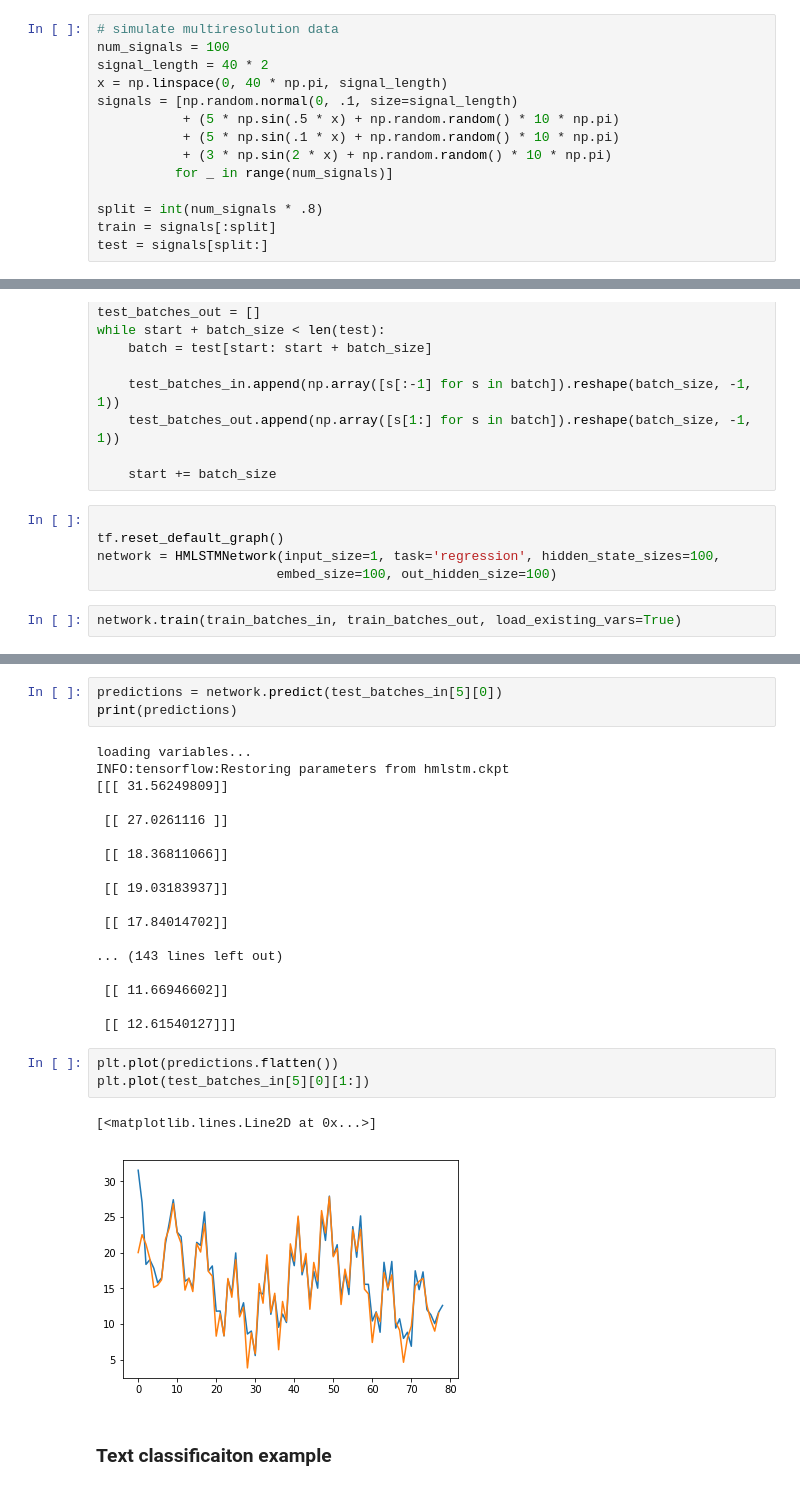
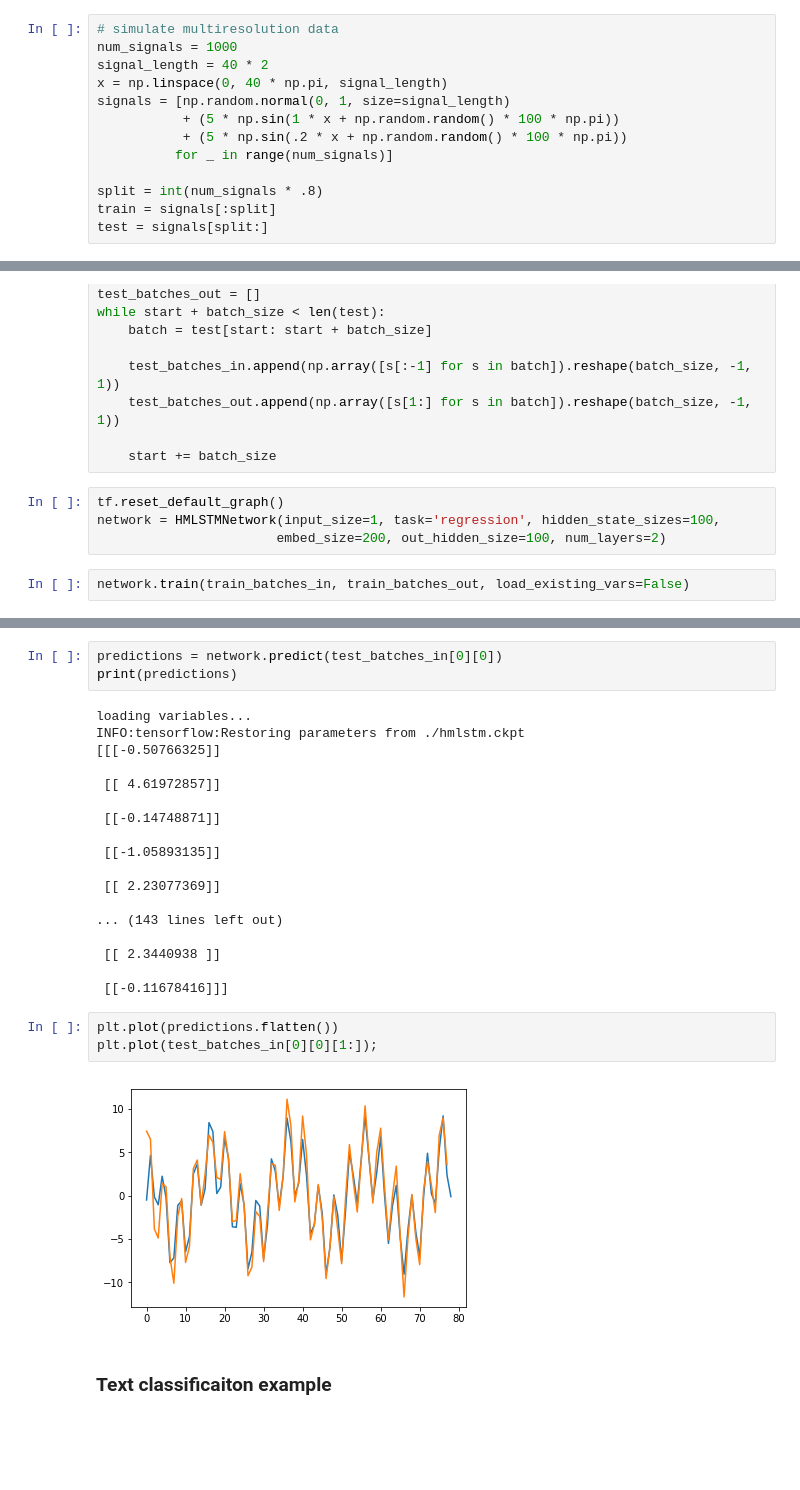
Before and after one commit to nsfinkelstein/hierarchical-rnn, a Jupyter notebook: hmlstm_demo.ipynb, the cells around one changed output, grey strips where cells are left out. Drawn from its saved outputs; the diff is of its cells as text; blank space fills up the shorter version.

```diff
--- a/hmlstm_demo.ipynb
+++ b/hmlstm_demo.ipynb
@@ -13,13 +14,12 @@ import tensorflow as tf
 ### Regression example
 # %%
 # simulate multiresolution data
-num_signals = 100
+num_signals = 1000
 signal_length = 40 * 2
 x = np.linspace(0, 40 * np.pi, signal_length)
-signals = [np.random.normal(0, .1, size=signal_length)
-           + (5 * np.sin(.5 * x) + np.random.random() * 10 * np.pi)
-           + (5 * np.sin(.1 * x) + np.random.random() * 10 * np.pi)
-           + (3 * np.sin(2 * x) + np.random.random() * 10 * np.pi)
+signals = [np.random.normal(0, 1, size=signal_length)
+           + (5 * np.sin(1 * x + np.random.random() * 100 * np.pi))
+           + (5 * np.sin(.2 * x + np.random.random() * 100 * np.pi))
           for _ in range(num_signals)]
 
 split = int(num_signals * .8)
@@ -57,10 +57,9 @@ while start + batch_size < len(test):
 
     start += batch_size
 # %%
-
 tf.reset_default_graph()
 network = HMLSTMNetwork(input_size=1, task='regression', hidden_state_sizes=100,
-                       embed_size=100, out_hidden_size=100)
+                       embed_size=200, out_hidden_size=100, num_layers=2)
 # %%
-network.train(train_batches_in, train_batches_out, load_existing_vars=True)
+network.train(train_batches_in, train_batches_out, load_existing_vars=False)
 # %% [output]
@@ -105,30 +99,29 @@ print(boundaries)
 # %%
-predictions = network.predict(test_batches_in[5][0])
+predictions = network.predict(test_batches_in[0][0])
 print(predictions)
 # %% [output]
 loading variables...
-INFO:tensorflow:Restoring parameters from hmlstm.ckpt
-[[[ 31.56249809]]
+INFO:tensorflow:Restoring parameters from ./hmlstm.ckpt
+[[[-0.50766325]]
 
- [[ 27.0261116 ]]
+ [[ 4.61972857]]
 
- [[ 18.36811066]]
+ [[-0.14748871]]
 
- [[ 19.03183937]]
+ [[-1.05893135]]
 
- [[ 17.84014702]]
+ [[ 2.23077369]]
 
 ... (143 lines left out)
 
- [[ 11.66946602]]
+ [[ 2.3440938 ]]
 
- [[ 12.61540127]]]
+ [[-0.11678416]]]
 # %%
 plt.plot(predictions.flatten())
-plt.plot(test_batches_in[5][0][1:])
+plt.plot(test_batches_in[0][0][1:]);
 # %% [output]
-[<matplotlib.lines.Line2D at 0x...>]
-[figure, old version]
+[figure, new version]
 # %% [markdown]
 ### Text classificaiton example
 # %%
```
Also changed, not shown: parts of 13 cells of this notebook, 7 other files.
